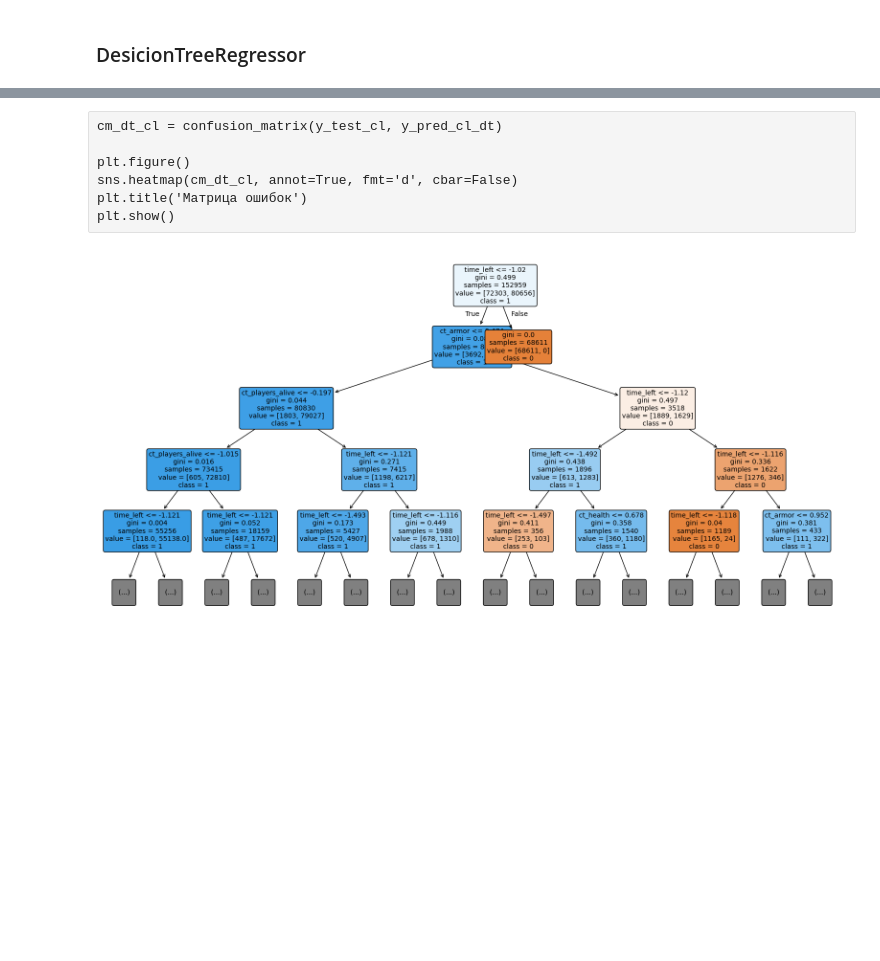
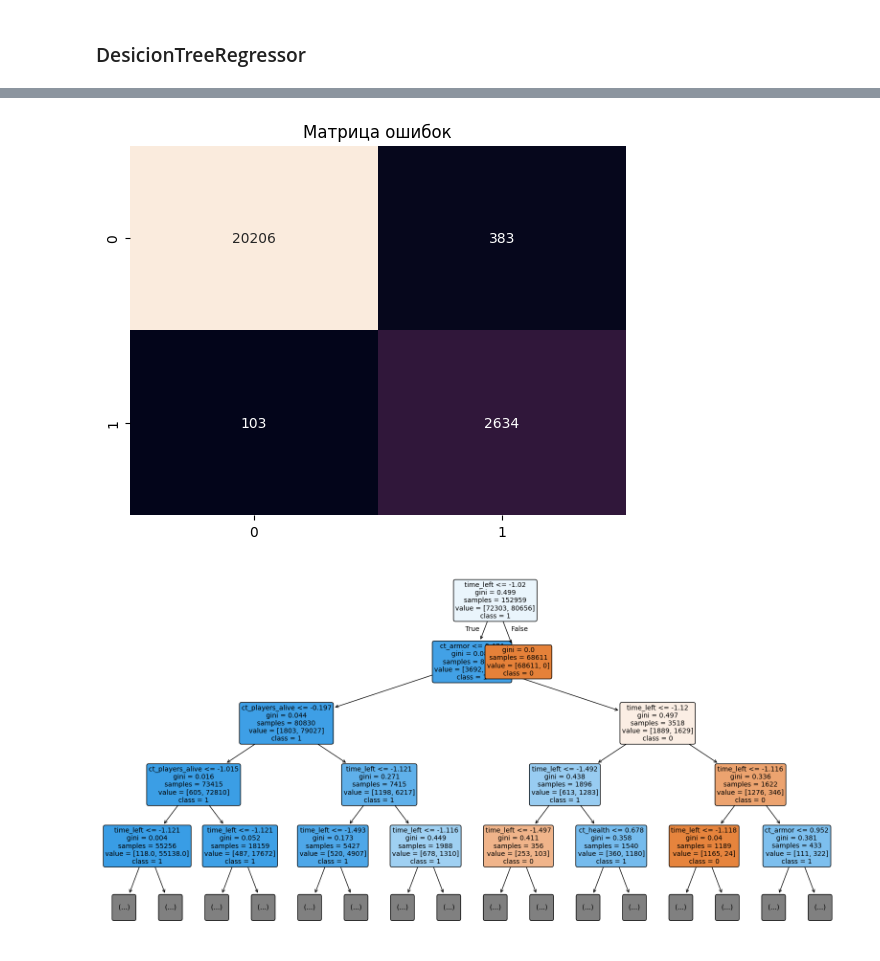
Before and after one commit to SergeyMotynga/OMSTU, a Jupyter notebook: ML/laboratory/lab_3/main/main.ipynb, the cells around one changed output, grey strips where cells are left out. Saved outputs shown, nothing was run; the diff lists cells and outputs as text; code cells hidden in the pictures; blank space fills up the shorter version.

```diff
--- a/ML/laboratory/lab_3/main/main.ipynb
+++ b/ML/laboratory/lab_3/main/main.ipynb
@@ -154,0 +122,4 @@ with open('best_params.json', 'w') as f:
+# %%
+from parameters import parameters
+models = ['DecisionTreeClassifier', 'RandomForestClassifier', 'BaggingClassifier', 'GradientBoostingClassifier', 'StackingClassifier']
+methods = ['GridSearchCV', 'RandomizedSearchCV']
@@ -155,3 +159,11 @@ with open('best_params.json', 'w') as f:
+# %%
+def convert(o):
+    if isinstance(o, np.generic):
+        return o.item()
+    raise TypeError
+
+with open('best_params.json', 'w') as f:
+    json.dump(best_params, f, indent=4, default=convert)
 # %%
 with open('best_params.json', 'r') as f:
     best_params = json.load(f)
@@ -180,0 +172,17 @@ joblib.dump(dt_classifier, 'dt_classifier_model')
+# %%
+dt_classifier = build_pipeline(DecisionTreeClassifier(
+    max_depth=best_params['DecisionTreeClassifier']['GridSearchCV']['params']['model__max_depth'],
+    class_weight=best_params['DecisionTreeClassifier']['GridSearchCV']['params']['model__class_weight'],
+    criterion=best_params['DecisionTreeClassifier']['GridSearchCV']['params']['model__criterion'],
+    min_samples_leaf=best_params['DecisionTreeClassifier']['GridSearchCV']['params']['model__min_samples_leaf'],
+))
+
+# Hold-out
+dt_classifier.fit(X_train_cl, y_train_cl)
+y_pred_cl_dt = dt_classifier.predict(X_test_cl)
+metrics(pred_array=y_pred_cl_dt, true_array=y_test_cl)
+
+# K-fold
+k_fold_cl_dt = cross_validate(dt_classifier, X_train_cl, y_train_cl, cv=kf, scoring='f1')
+df_k_fold_cs_dt = pd.DataFrame(k_fold_cl_dt)
+df_k_fold_cs_dt
@@ -183,10 +219,12 @@ dt_classifier = joblib.load(r'models/classifier/dt_classifier_model')
-# %% [raw]
-cm_dt_cl = confusion_matrix(y_test_cl, y_pred_cl_dt)
-
-plt.figure()
-sns.heatmap(cm_dt_cl, annot=True, fmt='d', cbar=False)
-plt.title('Матрица ошибок')
-plt.show()
+# %%
+cm_dt_cl = confusion_matrix(y_test_cl, y_pred_cl_dt)
+
+plt.figure()
+sns.heatmap(cm_dt_cl, annot=True, fmt='d', cbar=False)
+plt.title('Матрица ошибок')
+plt.show()
+# %% [output]
+[figure, added]
 # %%
 plt.figure(figsize=(20, 10))
 tree.plot_tree(
```
Also changed, not shown: parts of 32 cells of this notebook, 8 other files.
